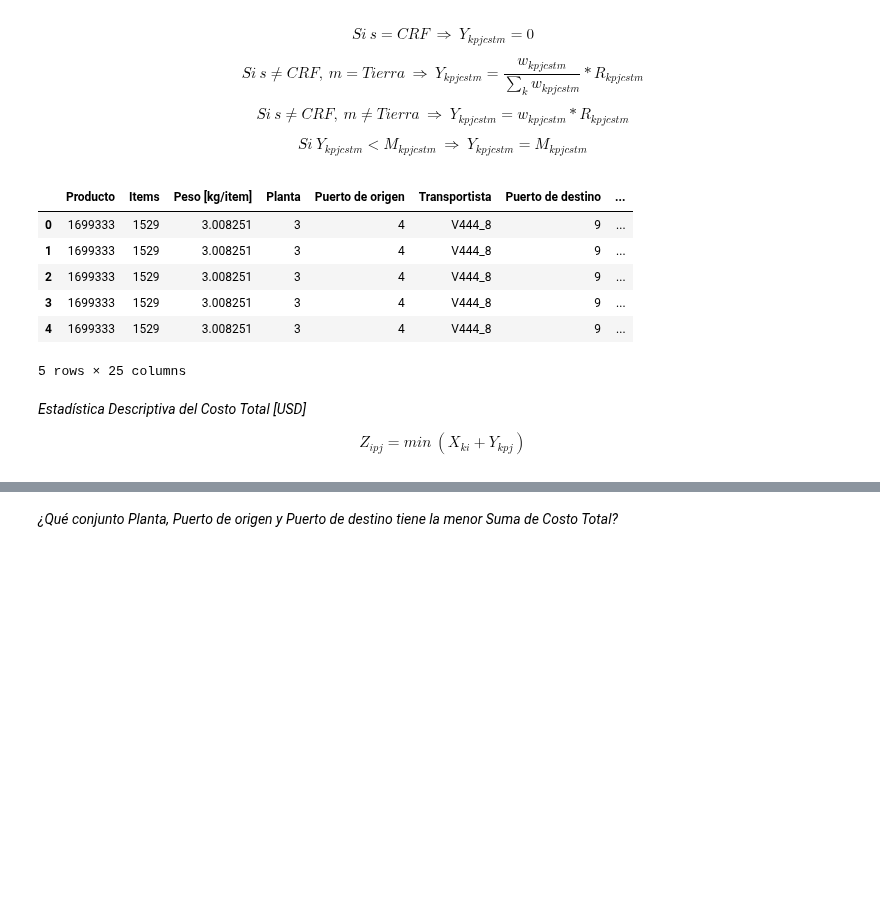
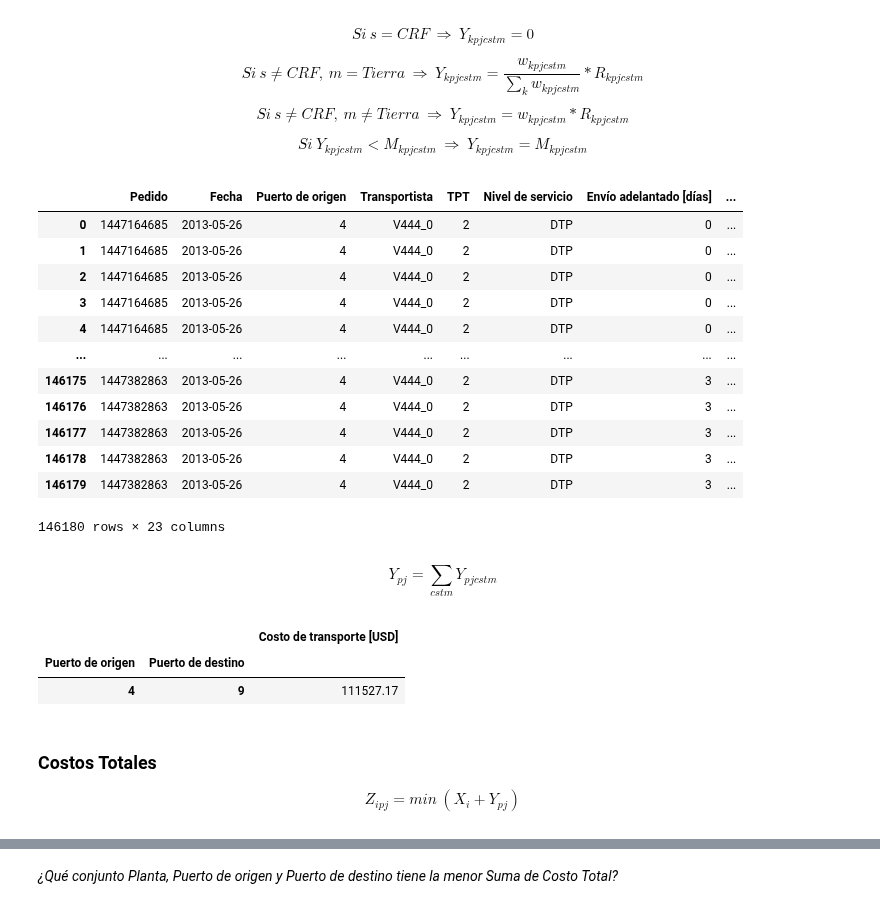
Before and after one commit to hernanrodri/Supply-Chain-Analytics, a Jupyter notebook: Analytics/Optimization.ipynb, the cells around one changed output, grey strips where cells are left out. Saved outputs shown, nothing was run; the diff lists cells and outputs as text; code cells hidden in the pictures; blank space fills up the shorter version.

```diff
--- a/Analytics/Optimization.ipynb
+++ b/Analytics/Optimization.ipynb
@@ -94,0 +101,5 @@ df6.groupby(by = "Planta").agg({"Costo de almacenaje [USD]": "sum"}).rename(colu
+# %%
+df3 = pd.merge(Orders.pedidos, Freights.fletes, on = ["Puerto de origen", "Puerto de destino", "Transportista", "Nivel de servicio"])
+df3 = pd.merge(df3, PlantPorts.puertos_por_planta, on = ["Planta", "Puerto de origen"])
+df3 = pd.merge(df3, ProductsPerPlant.productos_por_planta, on = ["Planta", "Producto"])
+df3
@@ -118,0 +138,6 @@ df6.head()
+# %%
+df3["Suma de Peso [kg/item]"] = df3.groupby(["Puerto de origen", "Puerto de destino", "Transportista",
+                       "Nivel de servicio", "Envío [días]", "Modo de transporte"])["Peso [kg/item]"].transform("sum")
+
+df3["Suma de Peso [kg/item]"] = np.where(df3["Suma de Peso [kg/item]"] <= df3["Peso máximo [kg/item]"], df3["Suma de Peso [kg/item]"], df3["Peso máximo [kg/item]"])
+df3
@@ -125,26 +164,38 @@ $$ Si \ s \neq CRF, \ m \neq Tierra \ \Rightarrow \ Y_{kpjcstm} = w_{kpjcstm}*R_
 
 $$ Si \ Y_{kpjcstm} < M_{kpjcstm} \ \Rightarrow \ Y_{kpjcstm} = M_{kpjcstm} $$
 # %%
-a = df6["Peso [kg]"] / df6["Suma de Peso [kg]"] * df6["Tasa de flete [USD/kg]"]
-b = df6["Peso [kg]"] * df6["Tasa de flete [USD/kg]"]
-c = df6["Costo mínimo [USD/kg]"]
+a = df3["Peso [kg/item]"] / df3["Suma de Peso [kg/item]"] * df3["Tasa de flete [USD/kg]"]
+b = df3["Peso [kg/item]"] * df3["Tasa de flete [USD/kg]"]
+c = df3["Costo mínimo [USD/kg]"]
 
-df6["Costo de transporte [USD]"] = np.where(df6["Nivel de servicio"] == "CRF", 0,
-                                            np.where(df6["Modo de transporte"] == "Tierra", np.where(a < c, a, c), np.where(b < c, b, c)))
+df3["Costo de transporte [USD]"] = np.where(df3["Nivel de servicio"] == "CRF", 0,
+                                            np.where(df3["Modo de transporte"] == "Tierra", np.where(a < c, a, c), np.where(b < c, b, c)))
 
-atributos = ["Puerto de origen", "Puerto de destino"]
-df6["Suma de Costo de transporte [USD]"] = df6.groupby(by = atributos)["Costo de transporte [USD]"].transform("sum")
-
-df6.head()
+df3
 # %% [output]
-|  | Producto | Items | Peso [kg/item] | Planta | Puerto de origen | Transportista | Puerto de destino | ... |
-| 0 | 1699333 | 1529 | 3.008251 | 3 | 4 | V444_8 | 9 | ... |
-| 1 | 1699333 | 1529 | 3.008251 | 3 | 4 | V444_8 | 9 | ... |
-| 2 | 1699333 | 1529 | 3.008251 | 3 | 4 | V444_8 | 9 | ... |
-| 3 | 1699333 | 1529 | 3.008251 | 3 | 4 | V444_8 | 9 | ... |
-| 4 | 1699333 | 1529 | 3.008251 | 3 | 4 | V444_8 | 9 | ... |
+|  | Pedido | Fecha | Puerto de origen | Transportista | TPT | Nivel de servicio | Envío adelantado [días] | ... |
+| 0 | 1447164685 | 2013-05-26 | 4 | V444_0 | 2 | DTP | 0 | ... |
+| 1 | 1447164685 | 2013-05-26 | 4 | V444_0 | 2 | DTP | 0 | ... |
+| 2 | 1447164685 | 2013-05-26 | 4 | V444_0 | 2 | DTP | 0 | ... |
+| 3 | 1447164685 | 2013-05-26 | 4 | V444_0 | 2 | DTP | 0 | ... |
+| 4 | 1447164685 | 2013-05-26 | 4 | V444_0 | 2 | DTP | 0 | ... |
+| ... | ... | ... | ... | ... | ... | ... | ... | ... |
+| 146175 | 1447382863 | 2013-05-26 | 4 | V444_0 | 2 | DTP | 3 | ... |
+| 146176 | 1447382863 | 2013-05-26 | 4 | V444_0 | 2 | DTP | 3 | ... |
+| 146177 | 1447382863 | 2013-05-26 | 4 | V444_0 | 2 | DTP | 3 | ... |
+| 146178 | 1447382863 | 2013-05-26 | 4 | V444_0 | 2 | DTP | 3 | ... |
+| 146179 | 1447382863 | 2013-05-26 | 4 | V444_0 | 2 | DTP | 3 | ... |
-5 rows × 25 columns
+146180 rows × 23 columns
+# %% [markdown]
+$$ Y_{pj} = \sum_{cstm}{Y_{pjcstm}} $$
+# %%
+g3 = df3.groupby(by = ["Puerto de origen", "Puerto de destino"]).agg({"Costo de transporte [USD]": np.sum}).round(2)
+g3
+# %% [output]
+|  |  | Costo de transporte [USD] |
+| Puerto de origen | Puerto de destino |  |
+| 4 | 9 | 111527.17 |
 # %% [markdown]
-*Estadística Descriptiva del Costo Total [USD]*
+### Costos Totales
 
-$$ Z_{ipj} = min \ (X_{ki} + Y_{kpj}) $$
+$$ Z_{ipj} = min \ (X_{i} + Y_{pj}) $$
```
Also changed, not shown: parts of 28 cells of this notebook.
